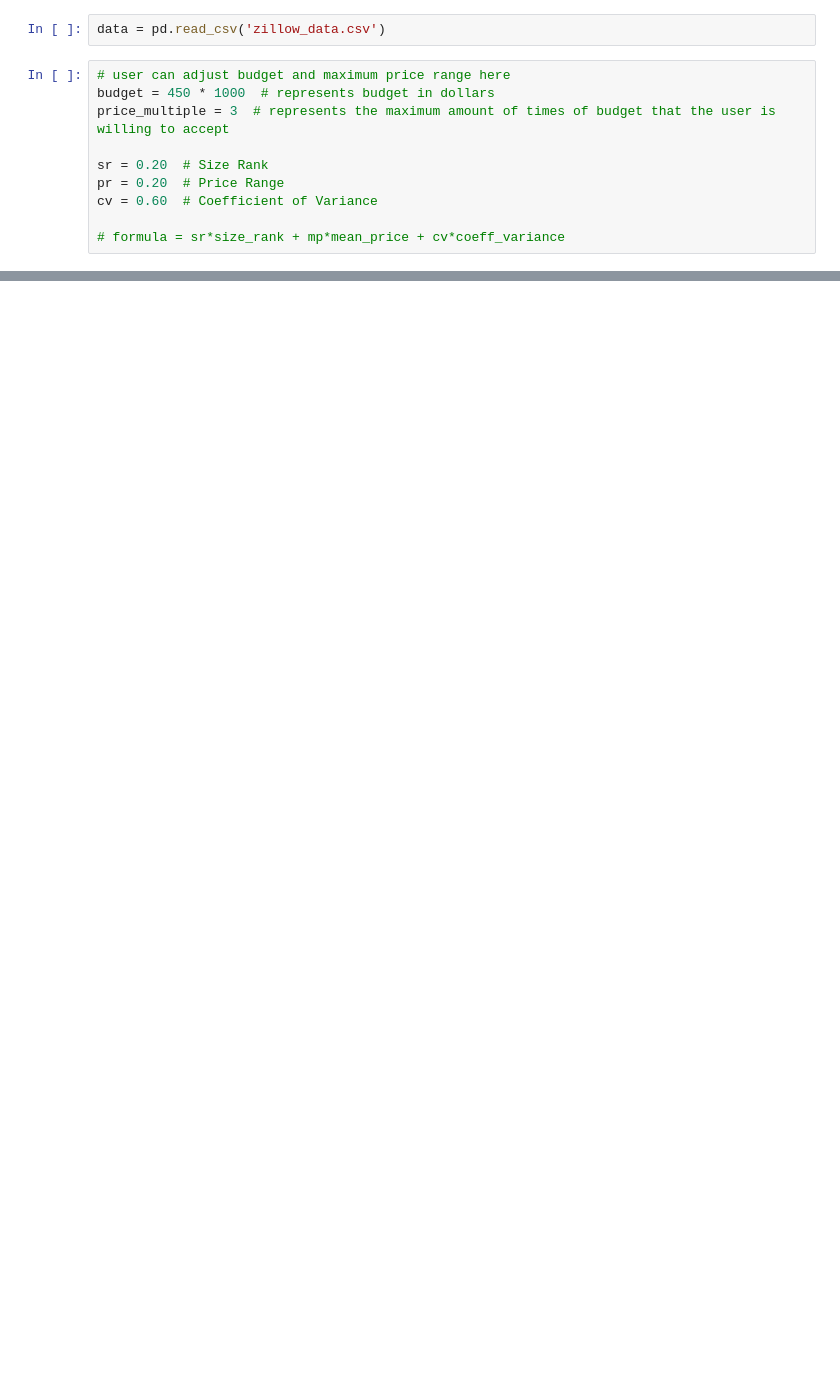
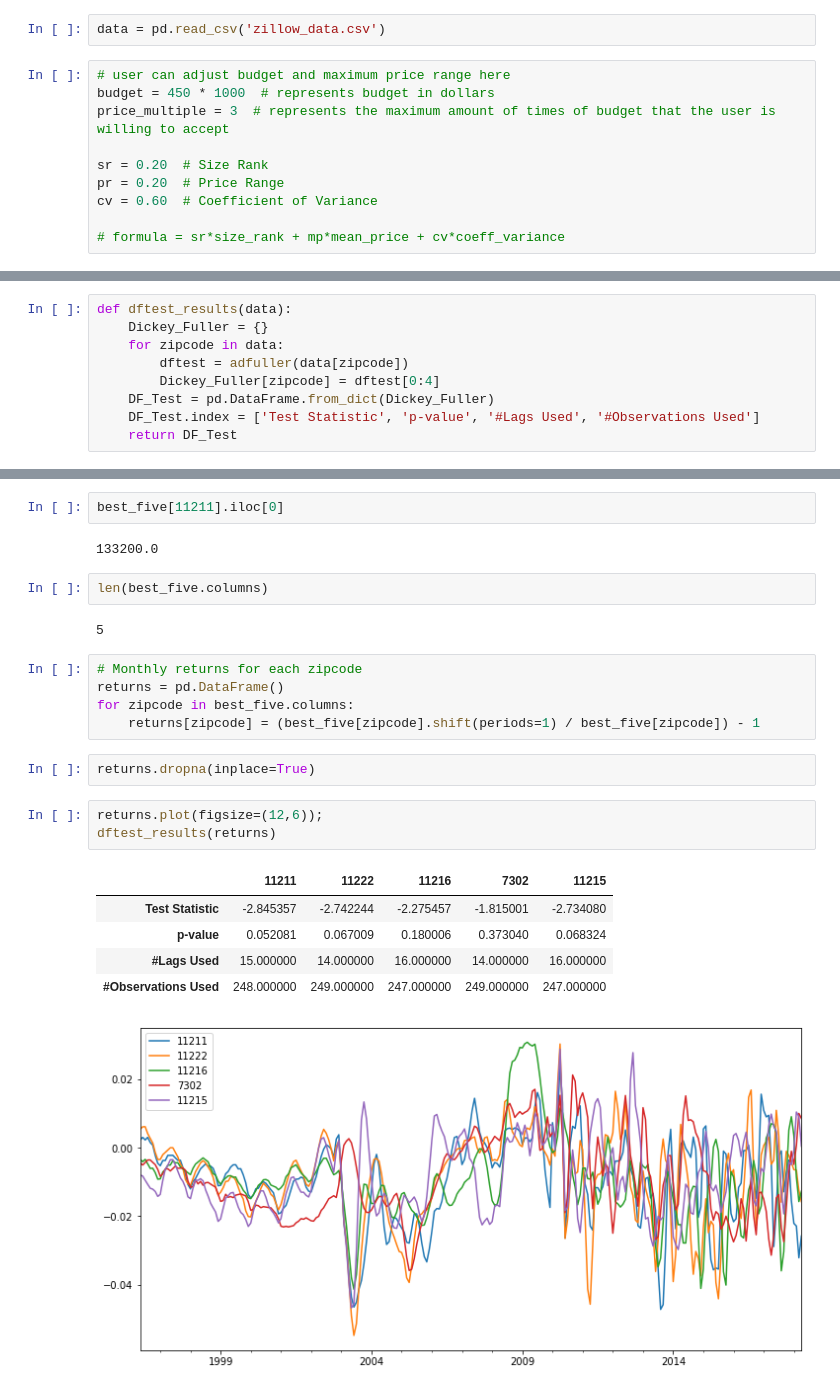
Before and after one commit to tjkim614/zillow_investment_recommendation, a Jupyter notebook: Final Model.ipynb, the cells around one changed output, grey strips where cells are left out. Drawn from its saved outputs; the diff is of its cells as text; blank space fills up the shorter version.

```diff
--- a/Final Model.ipynb
+++ b/Final Model.ipynb
@@ -20,0 +448,9 @@ cv = 0.60  # Coefficient of Variance
+# %%
+def dftest_results(data):
+    Dickey_Fuller = {}
+    for zipcode in data:
+        dftest = adfuller(data[zipcode])
+        Dickey_Fuller[zipcode] = dftest[0:4]
+    DF_Test = pd.DataFrame.from_dict(Dickey_Fuller)
+    DF_Test.index = ['Test Statistic', 'p-value', '#Lags Used', '#Observations Used']
+    return DF_Test
@@ -20,0 +481,25 @@ cv = 0.60  # Coefficient of Variance
+# %%
+best_five[11211].iloc[0]
+# %% [output]
+133200.0
+# %%
+len(best_five.columns)
+# %% [output]
+5
+# %%
+# Monthly returns for each zipcode
+returns = pd.DataFrame()
+for zipcode in best_five.columns:
+    returns[zipcode] = (best_five[zipcode].shift(periods=1) / best_five[zipcode]) - 1
+# %%
+returns.dropna(inplace=True)
+# %%
+returns.plot(figsize=(12,6));
+dftest_results(returns)
+# %% [output]
+|  | 11211 | 11222 | 11216 | 7302 | 11215 |
+| Test Statistic | -2.845357 | -2.742244 | -2.275457 | -1.815001 | -2.734080 |
+| p-value | 0.052081 | 0.067009 | 0.180006 | 0.373040 | 0.068324 |
+| #Lags Used | 15.000000 | 14.000000 | 16.000000 | 14.000000 | 16.000000 |
+| #Observations Used | 248.000000 | 249.000000 | 247.000000 | 249.000000 | 247.000000 |
+[figure, added]
```
Also changed, not shown: parts of 103 cells of this notebook.
